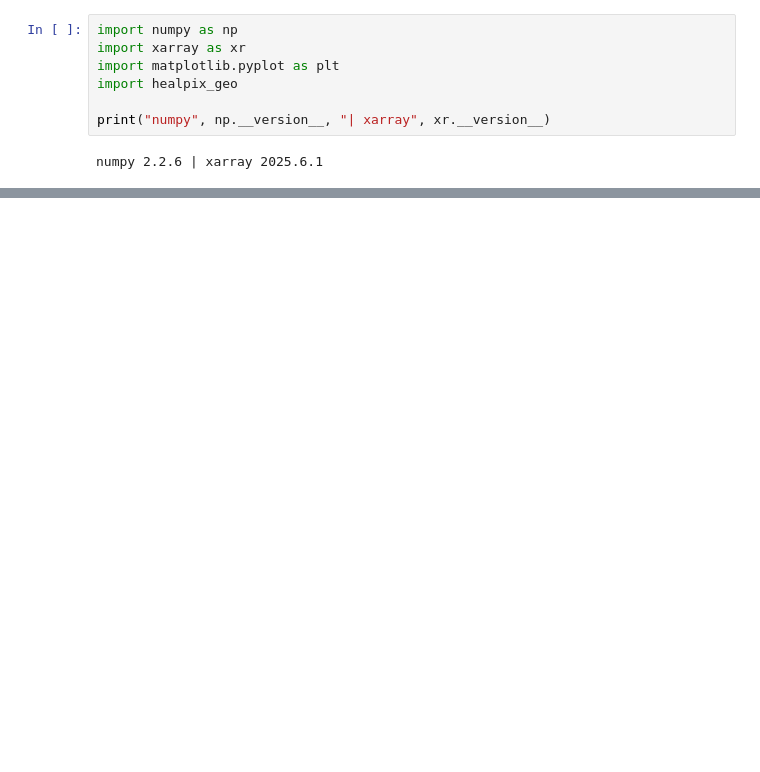
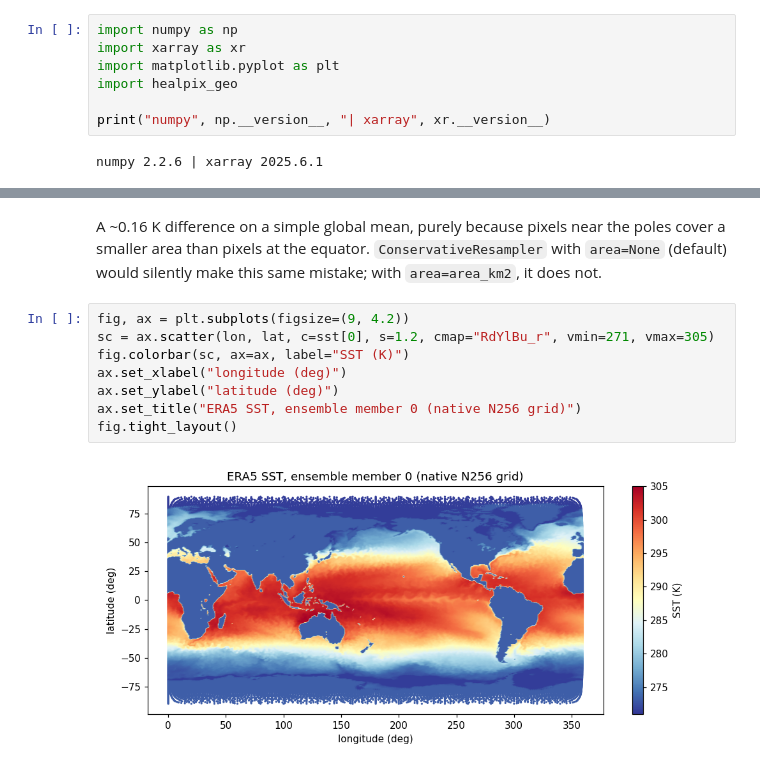
Before and after one commit to GRID4EARTH/healpix-resample, a Jupyter notebook: notebooks/conservative_flux_ERA5.ipynb, the cells around one changed output, grey strips where cells are left out. Cells and saved outputs as stored; diff of their text form; blank space fills up the shorter version.

Commit message:
test conservative

```diff
--- a/notebooks/conservative_flux_ERA5.ipynb
+++ b/notebooks/conservative_flux_ERA5.ipynb
@@ -259,0 +146,14 @@ fig.tight_layout()
+# %% [markdown]
+A ~0.16 K difference on a simple global mean, purely because pixels near the poles cover a
+smaller area than pixels at the equator. `ConservativeResampler` with `area=None` (default)
+would silently make this same mistake; with `area=area_km2`, it does not.
+# %%
+fig, ax = plt.subplots(figsize=(9, 4.2))
+sc = ax.scatter(lon, lat, c=sst[0], s=1.2, cmap="RdYlBu_r", vmin=271, vmax=305)
+fig.colorbar(sc, ax=ax, label="SST (K)")
+ax.set_xlabel("longitude (deg)")
+ax.set_ylabel("latitude (deg)")
+ax.set_title("ERA5 SST, ensemble member 0 (native N256 grid)")
+fig.tight_layout()
+# %% [output]
+[figure, added]
```
Also changed, not shown: parts of 41 cells of this notebook.
